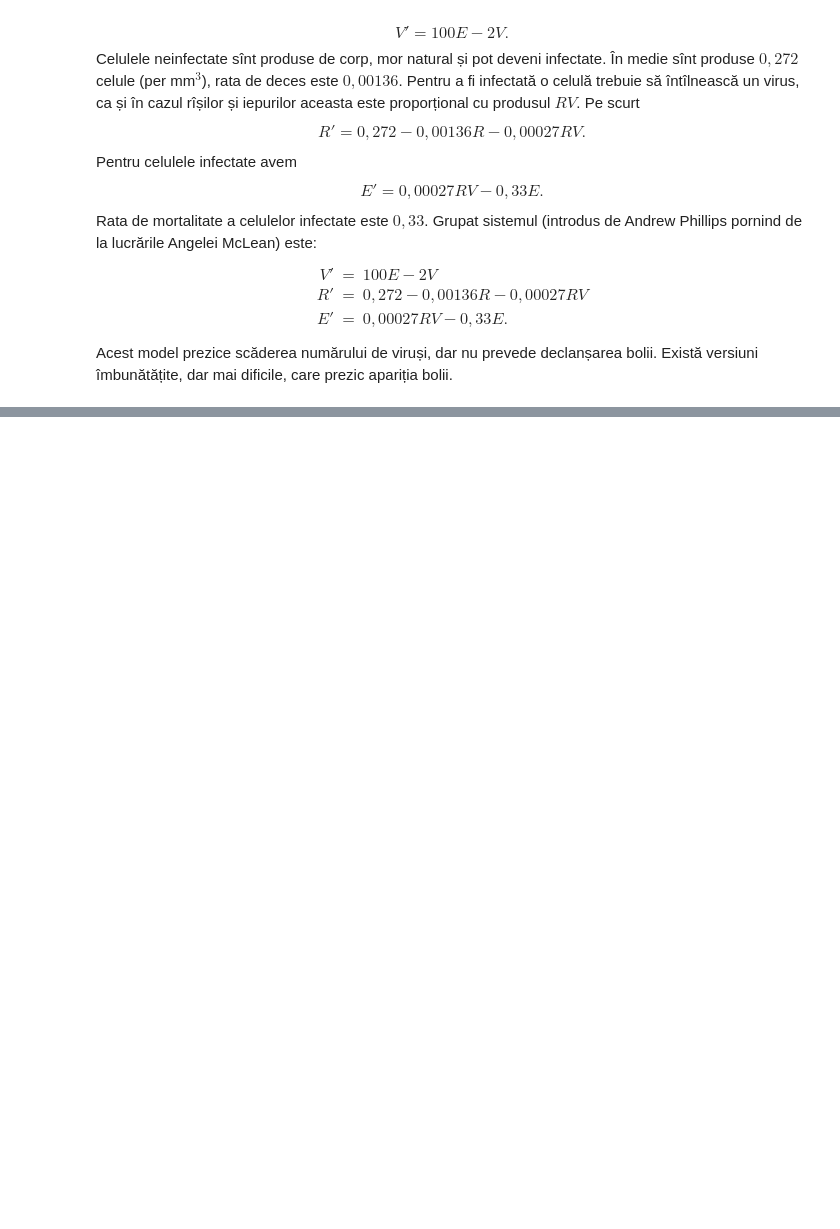
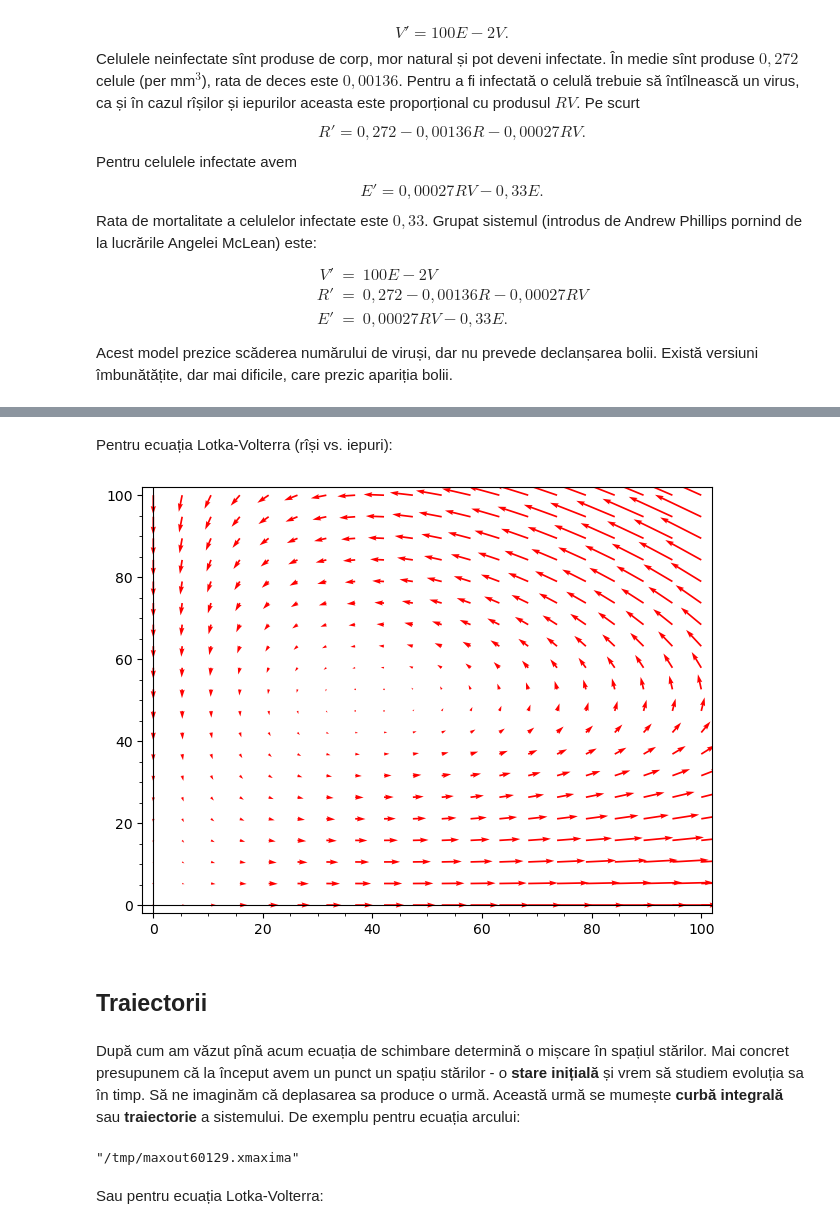
Before and after one commit to adhalanay/curs-ecologie, a Jupyter notebook: Curs1.ipynb, the cells around one changed output, grey strips where cells are left out. Drawn from its saved outputs; the diff is of its cells as text; code cells hidden in the pictures; blank space fills up the shorter version.

```diff
--- a/Curs1.ipynb
+++ b/Curs1.ipynb
@@ -236,0 +251,18 @@ Acest model prezice scăderea numărului de viruși, dar nu prevede declanșarea
+# %% [markdown]
+Pentru ecuația Lotka-Volterra (rîși vs. iepuri):
+# %%
+var('x y')
+F(x,y)=[0.5*x-0.01*x*y,0.005*x*y-0.2*y]
+plot_vector_field(F,(x,0,100),(y,0,100),color='red')
+# %% [output]
+[figure, added]
+# %% [markdown]
+## Traiectorii
+# %% [markdown]
+După cum am văzut pînă acum ecuația de schimbare determină o mișcare în spațiul stărilor. Mai concret presupunem că la început avem un punct un spațiu stărilor - o **stare inițială** și vrem să studiem evoluția sa în timp. Să ne imaginăm că deplasarea sa produce o urmă. Această urmă se mumește **curbă integrală** sau **traiectorie** a sistemului. De exemplu pentru ecuația arcului:
+# %%
+maxima('plotdf([y,-x])')
+# %% [output]
+"/tmp/maxout60129.xmaxima"
+# %% [markdown]
+Sau pentru ecuația Lotka-Volterra:
```
Also changed, not shown: parts of 7 cells of this notebook.
